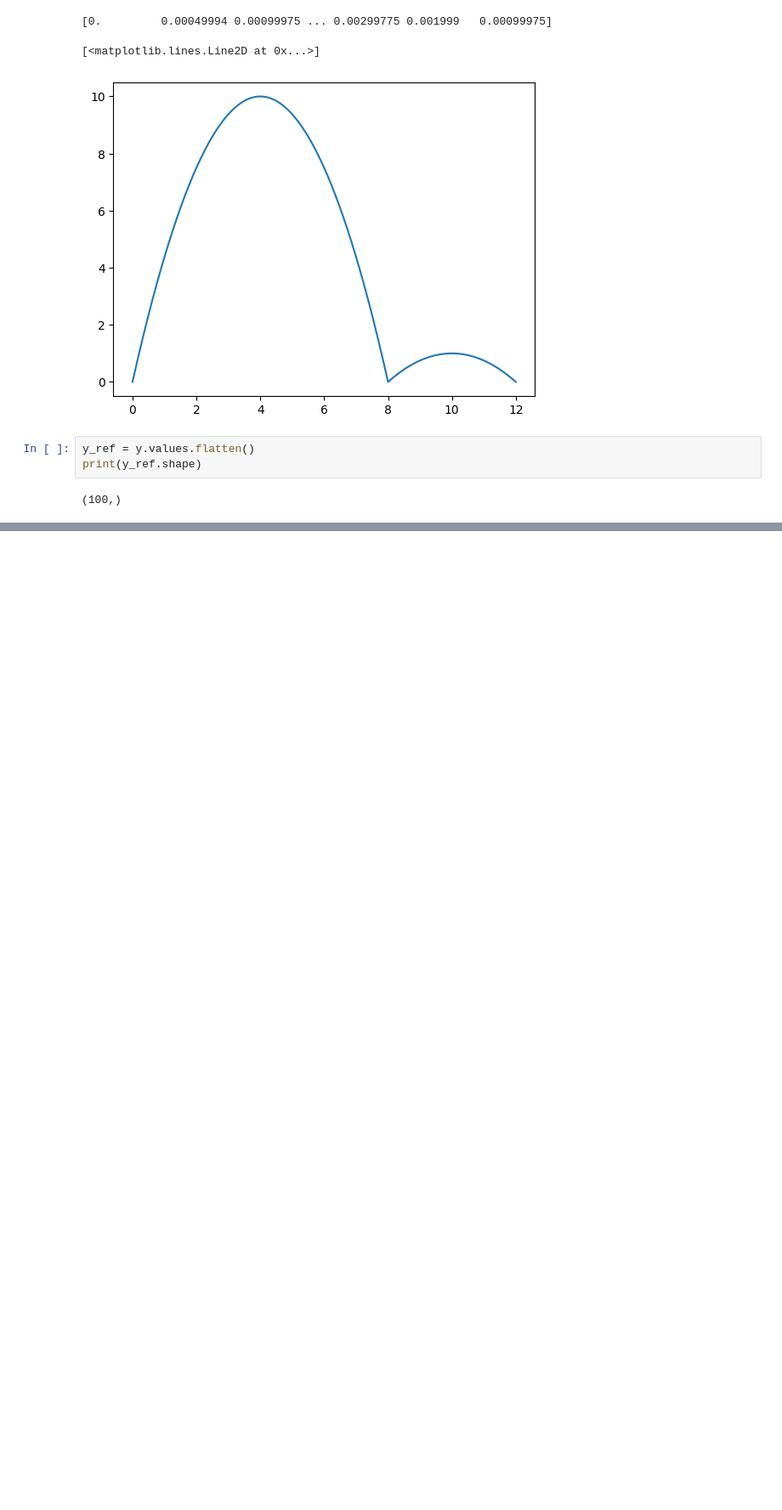
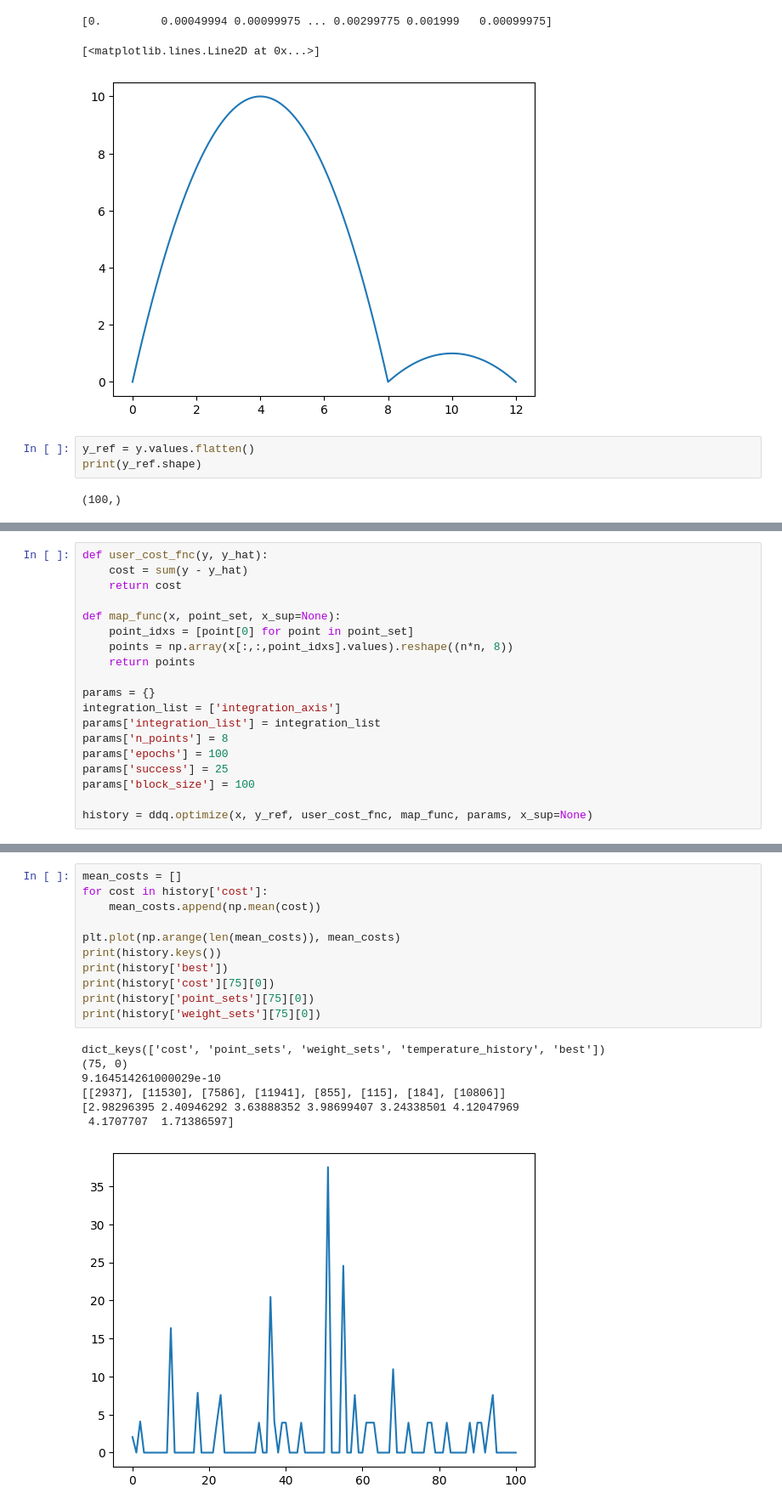
Before and after one commit to LDEO-CREW/data-driven-quadrature, a Jupyter notebook: synthetic_data_generation.ipynb, the cells around one changed output, grey strips where cells are left out. Shown at 85% size. Saved outputs shown, nothing was run; the diff lists cells and outputs as text; blank space fills up the shorter version.

```diff
--- a/synthetic_data_generation.ipynb
+++ b/synthetic_data_generation.ipynb
@@ -126,0 +116,19 @@ Coordinates:
+# %%
+def user_cost_fnc(y, y_hat):
+    cost = sum(y - y_hat)
+    return cost
+
+def map_func(x, point_set, x_sup=None):
+    point_idxs = [point[0] for point in point_set]
+    points = np.array(x[:,:,point_idxs].values).reshape((n*n, 8))
+    return points
+
+params = {}
+integration_list = ['integration_axis']
+params['integration_list'] = integration_list
+params['n_points'] = 8
+params['epochs'] = 100
+params['success'] = 25
+params['block_size'] = 100
+
+history = ddq.optimize(x, y_ref, user_cost_fnc, map_func, params, x_sup=None)
@@ -126,0 +153,19 @@ Coordinates:
+# %%
+mean_costs = []
+for cost in history['cost']:
+    mean_costs.append(np.mean(cost))
+
+plt.plot(np.arange(len(mean_costs)), mean_costs)
+print(history.keys())
+print(history['best'])
+print(history['cost'][75][0])
+print(history['point_sets'][75][0])
+print(history['weight_sets'][75][0])
+# %% [output]
+dict_keys(['cost', 'point_sets', 'weight_sets', 'temperature_history', 'best'])
+(75, 0)
+9.164514261000029e-10
+[[2937], [11530], [7586], [11941], [855], [115], [184], [10806]]
+[2.98296395 2.40946292 3.63888352 3.98699407 3.24338501 4.12047969
+ 4.1707707  1.71386597]
+[figure, added]
```
Also changed, not shown: parts of 5 cells of this notebook, 2 other files.
